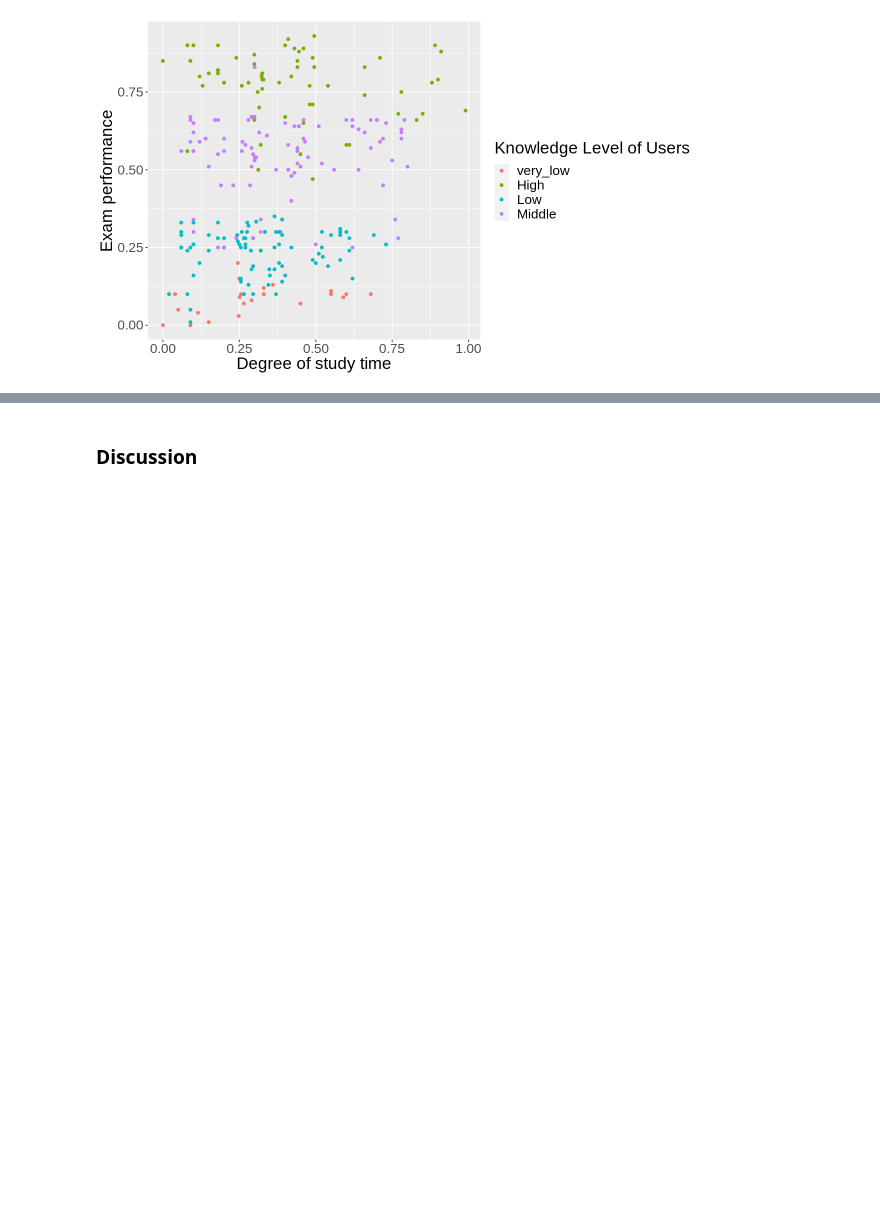
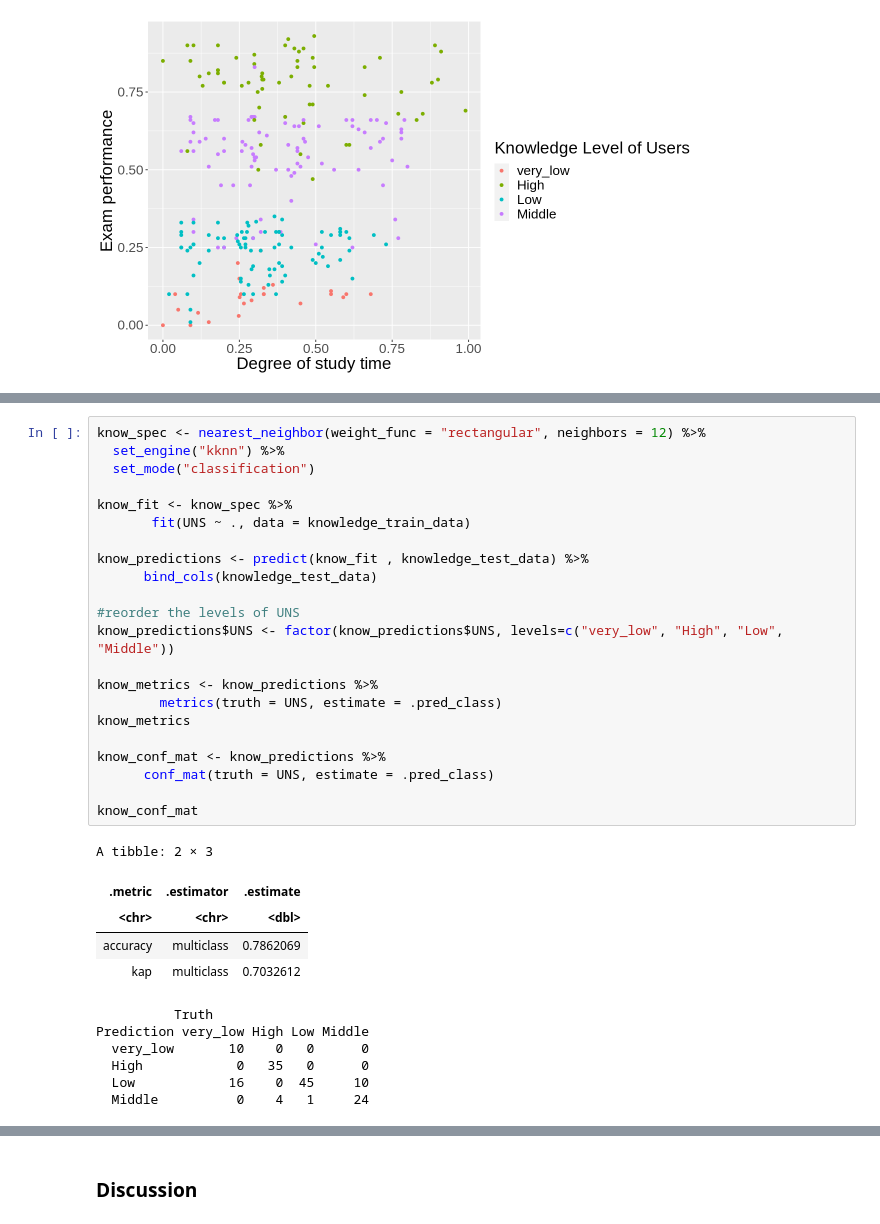
Before and after one commit to sidahuja1/dsci100_group7, a Jupyter notebook: final_report.ipynb, the cells around one changed output, grey strips where cells are left out. Saved outputs shown, nothing was run; the diff lists cells and outputs as text; blank space fills up the shorter version.

```diff
--- a/final_report.ipynb
+++ b/final_report.ipynb
@@ -174,0 +175,34 @@ cross_val_plot
+# %%
+know_spec <- nearest_neighbor(weight_func = "rectangular", neighbors = 12) %>%
+  set_engine("kknn") %>%
+  set_mode("classification")
+
+know_fit <- know_spec %>%
+       fit(UNS ~ ., data = knowledge_train_data)
+
+know_predictions <- predict(know_fit , knowledge_test_data) %>%
+      bind_cols(knowledge_test_data)
+
+#reorder the levels of UNS
+know_predictions$UNS <- factor(know_predictions$UNS, levels=c("very_low", "High", "Low", "Middle"))
+
+know_metrics <- know_predictions %>%
+        metrics(truth = UNS, estimate = .pred_class)
+know_metrics
+
+know_conf_mat <- know_predictions %>%
+      conf_mat(truth = UNS, estimate = .pred_class)
+
+know_conf_mat
+# %% [output]
+A tibble: 2 × 3
+| .metric | .estimator | .estimate |
+| <chr> | <chr> | <dbl> |
+| accuracy | multiclass | 0.7862069 |
+| kap | multiclass | 0.7032612 |
+          Truth
+Prediction very_low High Low Middle
+  very_low       10    0   0      0
+  High            0   35   0      0
+  Low            16    0  45     10
+  Middle          0    4   1     24
```
Also changed, not shown: parts of 3 cells of this notebook.
